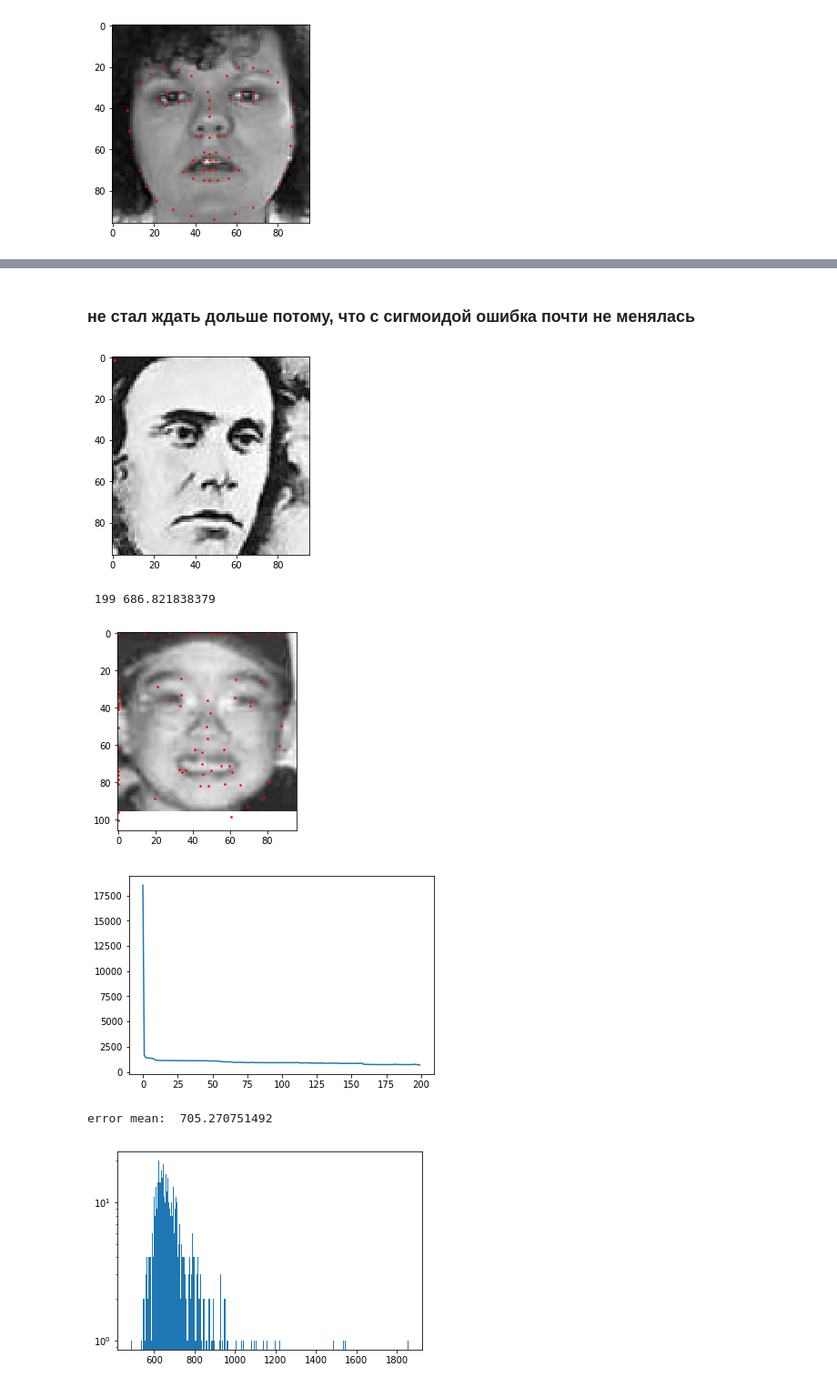
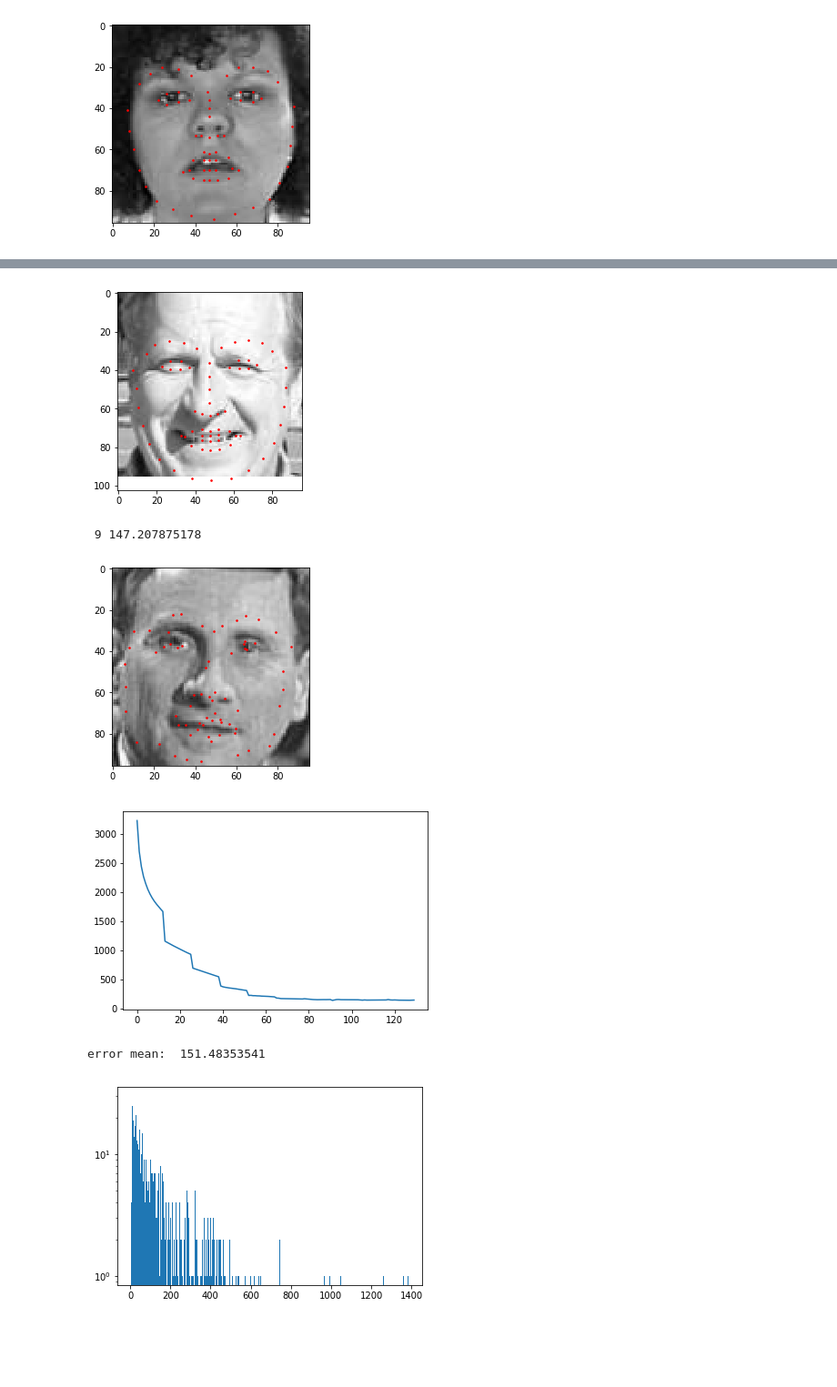
Before and after one commit to blumix/nn_hometask, a Jupyter notebook: 3/Seminar 3/task3.ipynb, the cells around one changed output, grey strips where cells are left out. Shown: that part at 91% size. Saved outputs shown, nothing was run; the diff lists cells and outputs as text; code cells hidden in the pictures; blank space fills up the shorter version.

```diff
--- a/3/Seminar 3/task3.ipynb
+++ b/3/Seminar 3/task3.ipynb
@@ -105,7 +105,7 @@ test error mean:  0.245527
 
 Попробуйте сети глубины 1 и 2 и разные активации (ELU, RELU и sigmoid).
 # %%
-landmarks_frame = pd.read_csv('dataset/train/face_landmarks.csv')
+landmarks_frame = pd.read_csv('../../dataset/train/face_landmarks.csv')
 
 n = 100
 img_name = landmarks_frame.ix[n, 0]
@@ -123,7 +123,7 @@ def show_landmarks(image, landmarks):
     plt.pause(0.001)
 
 plt.figure()
-show_landmarks(io.imread(os.path.join('dataset/train/', img_name)),
+show_landmarks(io.imread(os.path.join('../../dataset/train/', img_name)),
                landmarks)
 plt.show()
 # %% [output]
@@ -179,8 +179,8 @@ class ToTensor(object):
         return {'image': torch.from_numpy(image),
                 'landmarks': torch.from_numpy(landmarks)}
 
-transformed_dataset_train = FaceLandmarksDataset(csv_file='dataset/train/face_landmarks.csv',
-                                           root_dir='dataset/train/',
+transformed_dataset_train = FaceLandmarksDataset(csv_file='../../dataset/train/face_landmarks.csv',
+                                           root_dir='../../dataset/train/',
                                            transform=transforms.Compose([
                                                ToTensor()
                                            ]))
@@ -189,8 +189,8 @@ dataloader = DataLoader(transformed_dataset_train, batch_size=500,
                         shuffle=True, )
 
 
-transformed_dataset_test = FaceLandmarksDataset(csv_file='dataset/test/face_landmarks.csv',
-                                           root_dir='dataset/test/',
+transformed_dataset_test = FaceLandmarksDataset(csv_file='../../dataset/test/face_landmarks.csv',
+                                           root_dir='../../dataset/test/',
                                            transform=transforms.Compose([
                                                ToTensor()
                                            ]))
@@ -198,11 +198,11 @@ transformed_dataset_test = FaceLandmarksDataset(csv_file='dataset/test/face_land
 dataloader_test = DataLoader(transformed_dataset_test, batch_size=1,
                         shuffle=True, )
 # %%
-def fully_connected (arc, last_nonlin=True, nonlin='sigmoid'):
+def fully_connected (arc, last_nonlin=False, nonlin='sigmoid'):
         layers = []
         for i in xrange (len(arc) - 1):
             layers.append (nn.Linear(arc[i], arc[i+1]))
-            if i != len (arc) - 1 or last_nonlin:
+            if i != len (arc) - 2 or last_nonlin:
                 if nonlin == 'sigmoid':
                     layers.append (nn.Sigmoid ())
                 if nonlin == 'relu':
@@ -245,9 +245,10 @@ for epoch in xrange (10):
         optimizer.step ()
         losses.append (loss_batch.data[0])
         sys.stdout.write ('\r {} {}'.format (epoch, np.mean (losses)))
-    error.append (np.mean (losses))
+    error.extend (losses)
 
 plt.plot (error)
+plt.show ()
 test_error = []
 for batch_idx, sample in enumerate(dataloader_test):
     model.zero_grad ()
@@ -270,5 +273,3 @@ plt.show ()
-# %% [markdown]
-### не стал ждать дольше потому, что с сигмоидой ошибка почти не менялась
 # %%
 def show_landmarks(img, marks):
     im_size = img.size(1)
@@ -289,14 +290,14 @@ def draw_one ():
 # %%
 draw_one ()
 # %% [output]
-[figure, old version]
+[figure, new version]
 # %%
-model = AE([96 ** 2, 439, 200,136], 'relu')
+model = AE([96 ** 2, 1000, 200,136], 'relu')
 loss = nn.MSELoss ()
-optimizer = optim.Adam (model.parameters (), lr=0.001)
+optimizer = optim.Adam (model.parameters (), lr=0.00007)
 
 error = []
-for epoch in xrange (200):
+for epoch in xrange (10):
     losses = []
     for batch_idx, sample in enumerate(dataloader):
         model.zero_grad ()
@@ -309,37 +310,37 @@ for epoch in xrange (200):
         result = model (x_batch)
         loss_batch = loss (result, y_batch)
         loss_batch.backward ()
         optimizer.step ()
         losses.append (loss_batch.data[0])
         sys.stdout.write ('\r {} {}'.format (epoch, loss_batch.data.mean ()))
-    error.append (np.mean (losses))
+        error.append (np.mean (losses))
     sys.stdout.write ('\r {} {}'.format (epoch, np.mean (losses)))
 
 draw_one ()
 plt.show ()
 plt.plot (error)
 plt.show ()
 
 test_error = []
 for batch_idx, sample in enumerate(dataloader_test):
     model.zero_grad ()
 
     x = sample['image'].type (torch.FloatTensor)
     target = sample['landmarks']
     x_batch = Variable (x.view(x.size(0), -1))
     target = Variable (target.view (target.size (0), -1), requires_grad=False)
     y_batch = target.type (torch.FloatTensor)
     result = model (x_batch)
     loss_batch = loss (result, y_batch)
     test_error.append (loss_batch.data.mean ())
 
 print ('error mean: ', np.mean (test_error))
 plt.hist (test_error, log=True, bins=1000)
 plt.show ()
 # %% [output]
- 199 686.821838379
+ 9 147.207875178
-[figure, old version]
+[figure, new version]
-[figure, old version]
+[figure, new version]
-error mean:  705.270751492
+error mean:  151.48353541
-[figure, old version]
+[figure, new version]
 # %%
```
Also changed, not shown: parts of 8 cells of this notebook.
